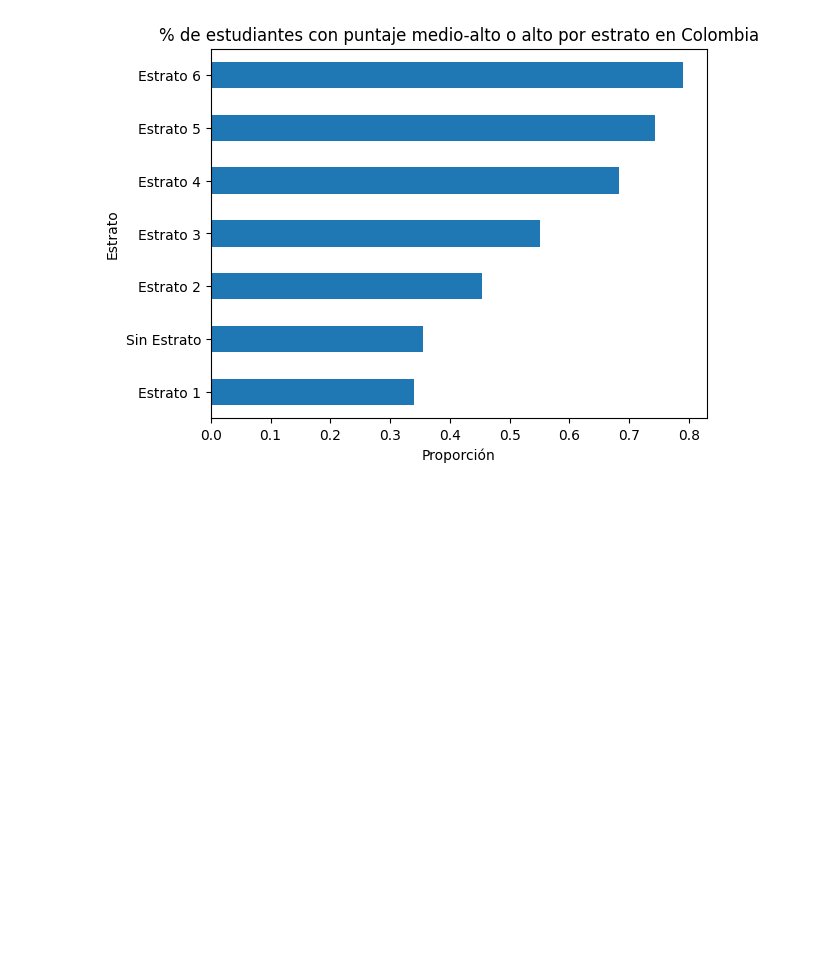
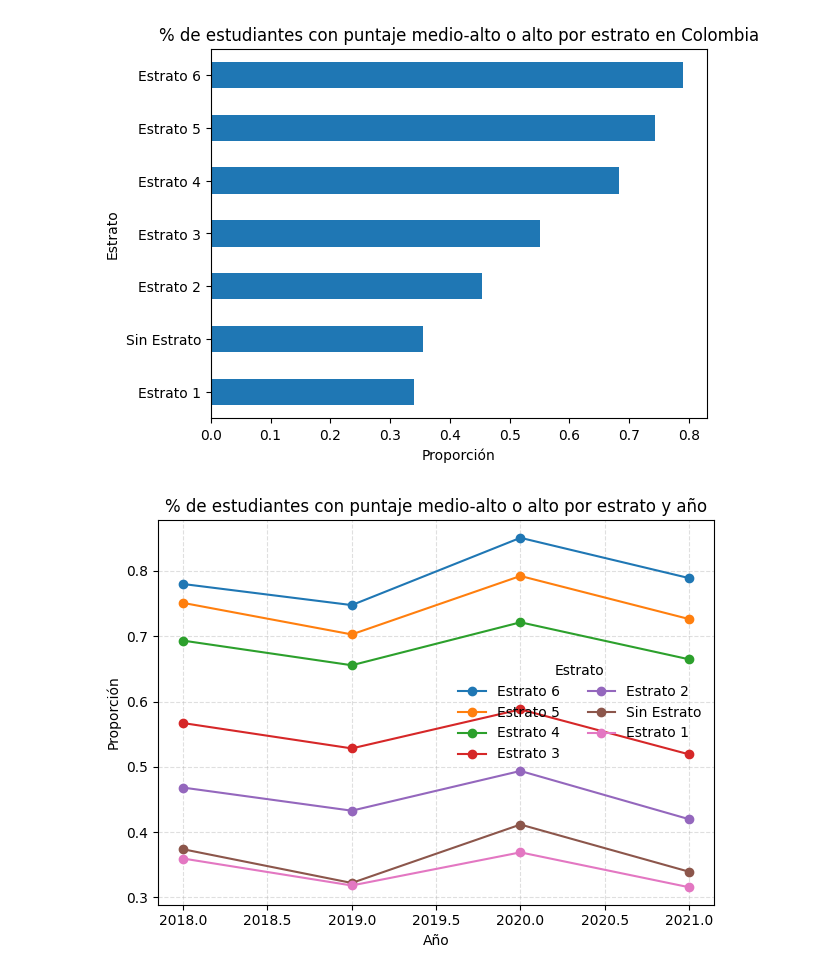
Before and after one commit to Lanza11/Kaggle_ai4eng_udea_2025-2, a Jupyter notebook: 01 - exploración.ipynb, the cells around one changed output. Cells and saved outputs as stored; diff of their text form; code cells hidden in the pictures; blank space fills up the shorter version.

```diff
--- a/01 - exploración.ipynb
+++ b/01 - exploración.ipynb
@@ -208,3 +193,34 @@ ax.set_xlabel("Proporción"); ax.set_ylabel("Estrato")
 plt.show()
 # %% [output]
 [figure]
+# %%
+estra   = "F_ESTRATOVIVIENDA"
+puntaje = "RENDIMIENTO_GLOBAL"
+periodo = "PERIODO_ACADEMICO"
+
+x = (
+    z[puntaje].astype(str).str.strip().str.lower().map({"bajo":0, "medio-bajo":0, "medio-alto":1, "alto":1})
+)
+
+anio = z[periodo].astype(str).str.extract(r"(\d{4})")[0].astype("Int64")
+
+hi = pd.DataFrame({"hi": x, "year": anio, "estrato": z[estra]}).dropna()
+tabla = (
+    hi.groupby(["year","estrato"])["hi"].mean()
+      .unstack("estrato") # columnas = estratos
+      .sort_index() # index = años en orden
+)
+
+top_cols = tabla.mean().sort_values(ascending=False).index
+tabla_top = tabla[top_cols]
+
+ax = tabla_top.plot(marker="o")
+ax.set_title("% de estudiantes con puntaje medio-alto o alto por estrato y año")
+ax.set_xlabel("Año")
+ax.set_ylabel("Proporción")
+ax.grid(True, linestyle="--", alpha=0.4)
+ax.legend(title="Estrato", ncol=2, frameon=False)
+plt.tight_layout()
+plt.show()
+# %% [output]
+[figure, added]
```
Also changed, not shown: parts of 4 cells of this notebook.
